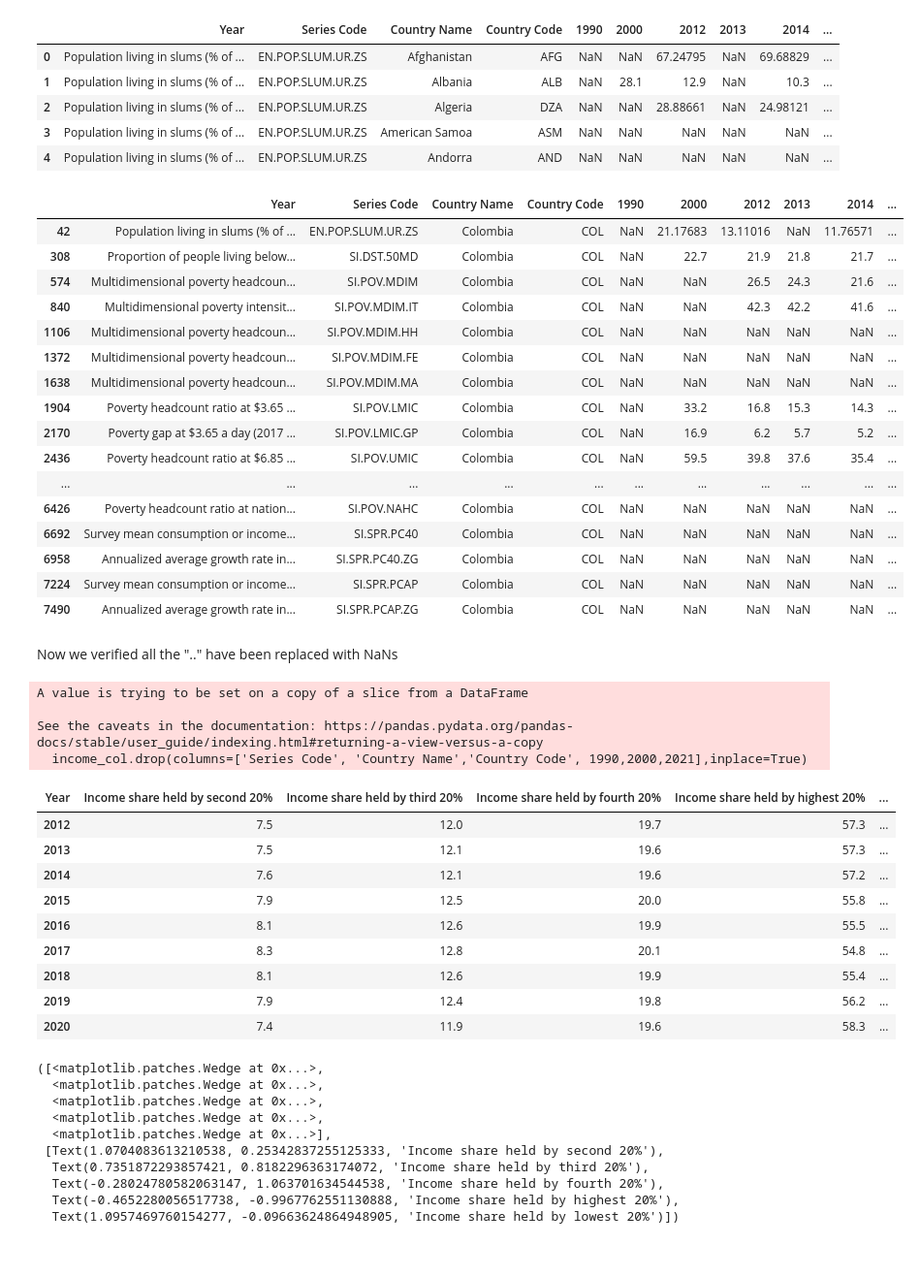
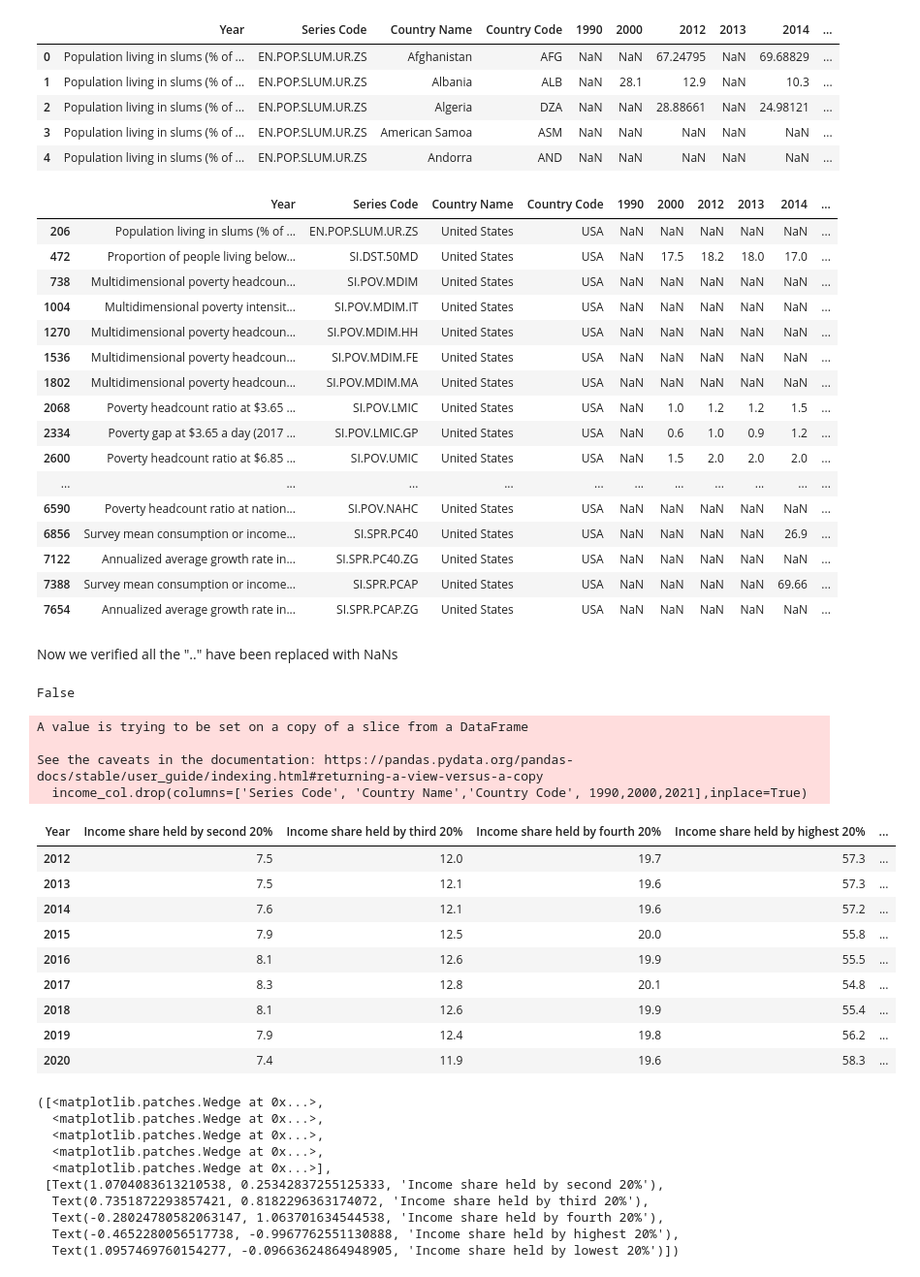
Before and after one commit to jjcastillot/Poverty_Education_Analysis, a Jupyter notebook: analysis.ipynb, the cells around one changed output. Shown at 97% size. Saved outputs shown, nothing was run; the diff lists cells and outputs as text; code cells hidden in the pictures.

```diff
--- a/analysis.ipynb
+++ b/analysis.ipynb
@@ -41,26 +41,26 @@ df.head()
 | 4 | Population living in slums (% of ... | EN.POP.SLUM.UR.ZS | Andorra | AND | NaN | NaN | NaN | NaN | NaN | ... |
 # %%
 df_col = df[df['Country Code']=='COL']
-df_bel = df[df['Country Code']=='BEL']
-df_col.head(29)
+df_usa = df[df['Country Code']=='USA']
+df_usa.head(29)
 # %% [output]
 |  | Year | Series Code | Country Name | Country Code | 1990 | 2000 | 2012 | 2013 | 2014 | ... |
-| 42 | Population living in slums (% of ... | EN.POP.SLUM.UR.ZS | Colombia | COL | NaN | 21.17683 | 13.11016 | NaN | 11.76571 | ... |
-| 308 | Proportion of people living below... | SI.DST.50MD | Colombia | COL | NaN | 22.7 | 21.9 | 21.8 | 21.7 | ... |
-| 574 | Multidimensional poverty headcoun... | SI.POV.MDIM | Colombia | COL | NaN | NaN | 26.5 | 24.3 | 21.6 | ... |
-| 840 | Multidimensional poverty intensit... | SI.POV.MDIM.IT | Colombia | COL | NaN | NaN | 42.3 | 42.2 | 41.6 | ... |
-| 1106 | Multidimensional poverty headcoun... | SI.POV.MDIM.HH | Colombia | COL | NaN | NaN | NaN | NaN | NaN | ... |
-| 1372 | Multidimensional poverty headcoun... | SI.POV.MDIM.FE | Colombia | COL | NaN | NaN | NaN | NaN | NaN | ... |
-| 1638 | Multidimensional poverty headcoun... | SI.POV.MDIM.MA | Colombia | COL | NaN | NaN | NaN | NaN | NaN | ... |
-| 1904 | Poverty headcount ratio at $3.65 ... | SI.POV.LMIC | Colombia | COL | NaN | 33.2 | 16.8 | 15.3 | 14.3 | ... |
-| 2170 | Poverty gap at $3.65 a day (2017 ... | SI.POV.LMIC.GP | Colombia | COL | NaN | 16.9 | 6.2 | 5.7 | 5.2 | ... |
-| 2436 | Poverty headcount ratio at $6.85 ... | SI.POV.UMIC | Colombia | COL | NaN | 59.5 | 39.8 | 37.6 | 35.4 | ... |
+| 206 | Population living in slums (% of ... | EN.POP.SLUM.UR.ZS | United States | USA | NaN | NaN | NaN | NaN | NaN | ... |
+| 472 | Proportion of people living below... | SI.DST.50MD | United States | USA | NaN | 17.5 | 18.2 | 18.0 | 17.0 | ... |
+| 738 | Multidimensional poverty headcoun... | SI.POV.MDIM | United States | USA | NaN | NaN | NaN | NaN | NaN | ... |
+| 1004 | Multidimensional poverty intensit... | SI.POV.MDIM.IT | United States | USA | NaN | NaN | NaN | NaN | NaN | ... |
+| 1270 | Multidimensional poverty headcoun... | SI.POV.MDIM.HH | United States | USA | NaN | NaN | NaN | NaN | NaN | ... |
+| 1536 | Multidimensional poverty headcoun... | SI.POV.MDIM.FE | United States | USA | NaN | NaN | NaN | NaN | NaN | ... |
+| 1802 | Multidimensional poverty headcoun... | SI.POV.MDIM.MA | United States | USA | NaN | NaN | NaN | NaN | NaN | ... |
+| 2068 | Poverty headcount ratio at $3.65 ... | SI.POV.LMIC | United States | USA | NaN | 1.0 | 1.2 | 1.2 | 1.5 | ... |
+| 2334 | Poverty gap at $3.65 a day (2017 ... | SI.POV.LMIC.GP | United States | USA | NaN | 0.6 | 1.0 | 0.9 | 1.2 | ... |
+| 2600 | Poverty headcount ratio at $6.85 ... | SI.POV.UMIC | United States | USA | NaN | 1.5 | 2.0 | 2.0 | 2.0 | ... |
 | ... | ... | ... | ... | ... | ... | ... | ... | ... | ... | ... |
-| 6426 | Poverty headcount ratio at nation... | SI.POV.NAHC | Colombia | COL | NaN | NaN | NaN | NaN | NaN | ... |
-| 6692 | Survey mean consumption or income... | SI.SPR.PC40 | Colombia | COL | NaN | NaN | NaN | NaN | NaN | ... |
-| 6958 | Annualized average growth rate in... | SI.SPR.PC40.ZG | Colombia | COL | NaN | NaN | NaN | NaN | NaN | ... |
-| 7224 | Survey mean consumption or income... | SI.SPR.PCAP | Colombia | COL | NaN | NaN | NaN | NaN | NaN | ... |
-| 7490 | Annualized average growth rate in... | SI.SPR.PCAP.ZG | Colombia | COL | NaN | NaN | NaN | NaN | NaN | ... |
+| 6590 | Poverty headcount ratio at nation... | SI.POV.NAHC | United States | USA | NaN | NaN | NaN | NaN | NaN | ... |
+| 6856 | Survey mean consumption or income... | SI.SPR.PC40 | United States | USA | NaN | NaN | NaN | NaN | 26.9 | ... |
+| 7122 | Annualized average growth rate in... | SI.SPR.PC40.ZG | United States | USA | NaN | NaN | NaN | NaN | NaN | ... |
+| 7388 | Survey mean consumption or income... | SI.SPR.PCAP | United States | USA | NaN | NaN | NaN | NaN | 69.66 | ... |
+| 7654 | Annualized average growth rate in... | SI.SPR.PCAP.ZG | United States | USA | NaN | NaN | NaN | NaN | NaN | ... |
 # %% [markdown]
 Now we verified all the ".." have been replaced with NaNs
 # %%
@@ -68,15 +68,17 @@ Now we verified all the ".." have been replaced with NaNs
 income_share_series = ['SI.DST.FRST.20','SI.DST.02ND.20','SI.DST.03RD.20','SI.DST.04TH.20','SI.DST.05TH.20']
 income_col = df_col.loc[df_col['Series Code'].isin(income_share_series)]
 income_col.drop(columns=['Series Code', 'Country Name','Country Code', 1990,2000,2021],inplace=True)
+print(income_col.isna().values.any())
 income_col = income_col.T
 income_col.columns = income_col.iloc[0]
 income_col = income_col.tail(-1)
 income_col
 # %% [output]
-A value is trying to be set on a copy of a slice from a DataFrame
-
-See the caveats in the documentation: https://pandas.pydata.org/pandas-docs/stable/user_guide/indexing.html#returning-a-view-versus-a-copy
-  income_col.drop(columns=['Series Code', 'Country Name','Country Code', 1990,2000,2021],inplace=True)
+False
+A value is trying to be set on a copy of a slice from a DataFrame
+
+See the caveats in the documentation: https://pandas.pydata.org/pandas-docs/stable/user_guide/indexing.html#returning-a-view-versus-a-copy
+  income_col.drop(columns=['Series Code', 'Country Name','Country Code', 1990,2000,2021],inplace=True)
 | Year | Income share held by second 20% | Income share held by third 20% | Income share held by fourth 20% | Income share held by highest 20% | ... |
 | 2012 | 7.5 | 12.0 | 19.7 | 57.3 | ... |
 | 2013 | 7.5 | 12.1 | 19.6 | 57.3 | ... |
```
Also changed, not shown: parts of 4 cells of this notebook.
